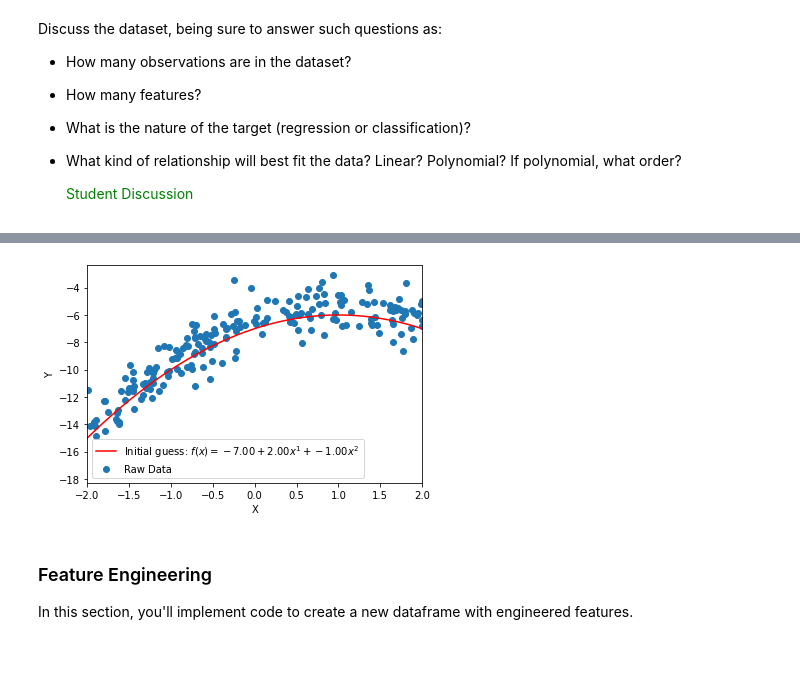
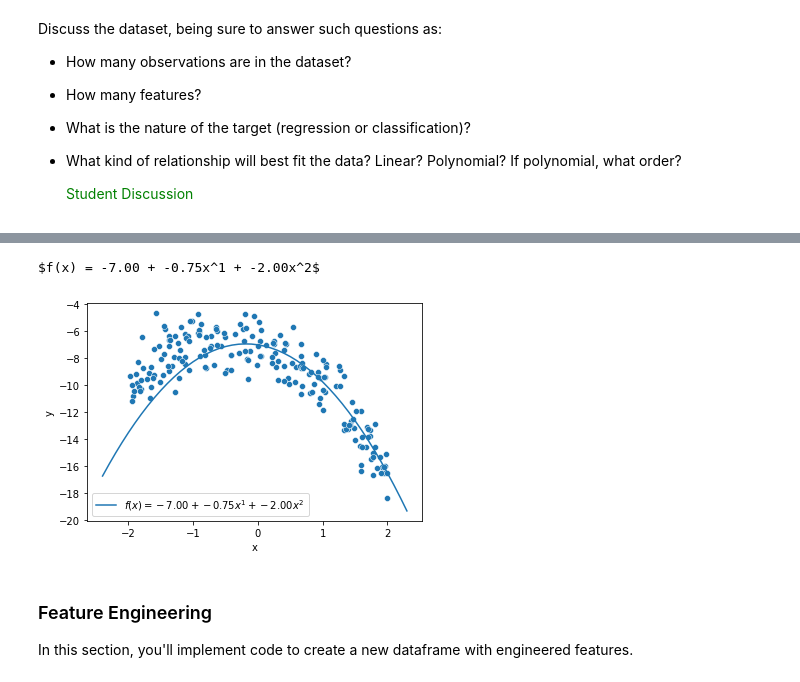
Before and after one commit to nikopetrocelli/489Proj2-Petrocelli, a Jupyter notebook: hw3.ipynb, the cells around one changed output, grey strips where cells are left out. Saved outputs shown, nothing was run; the diff lists cells and outputs as text; code cells hidden in the pictures; blank space fills up the shorter version.

```diff
--- a/hw3.ipynb
+++ b/hw3.ipynb
@@ -193,6 +208,9 @@ IMPORTANT: After choosing a seed value, you will not want to change this value,
 # store your data in a dataframe called 'df'
 #---------------------------------------------
 
+df = generate_data(seed=2020)
+
+
 #---------------------------------------------
 
 STEP_2_COMPLETE = False
@@ -249,14 +264,21 @@ Develop an initial hypothesis about the best model that will fit the data and ov
 # %%
 #STEP 4
 
 #STUDENT CODE - insert code to overlay your initial hypothesis on a scatter plot of the dataset
 #---------------------------------------------
-
+sns.scatterplot(x=df['x'],y=df['y'])
+betas = [-0.75, -2]
+beta0 = -7
+plot_function(plot_x_min, plot_x_max, beta0, betas)
+create_model_string(beta0, betas)
+print(create_model_string(beta0, betas))
+plt.legend(labels=[create_model_string(beta0, betas)])
 #---------------------------------------------
 
 STEP_4_COMPLETE = False
 # %% [output]
+$f(x) = -7.00 + -0.75x^1 + -2.00x^2$
-[figure, old version]
+[figure, new version]
 # %% [markdown]
 ### Feature Engineering
 
```
Also changed, not shown: parts of 6 cells of this notebook.
